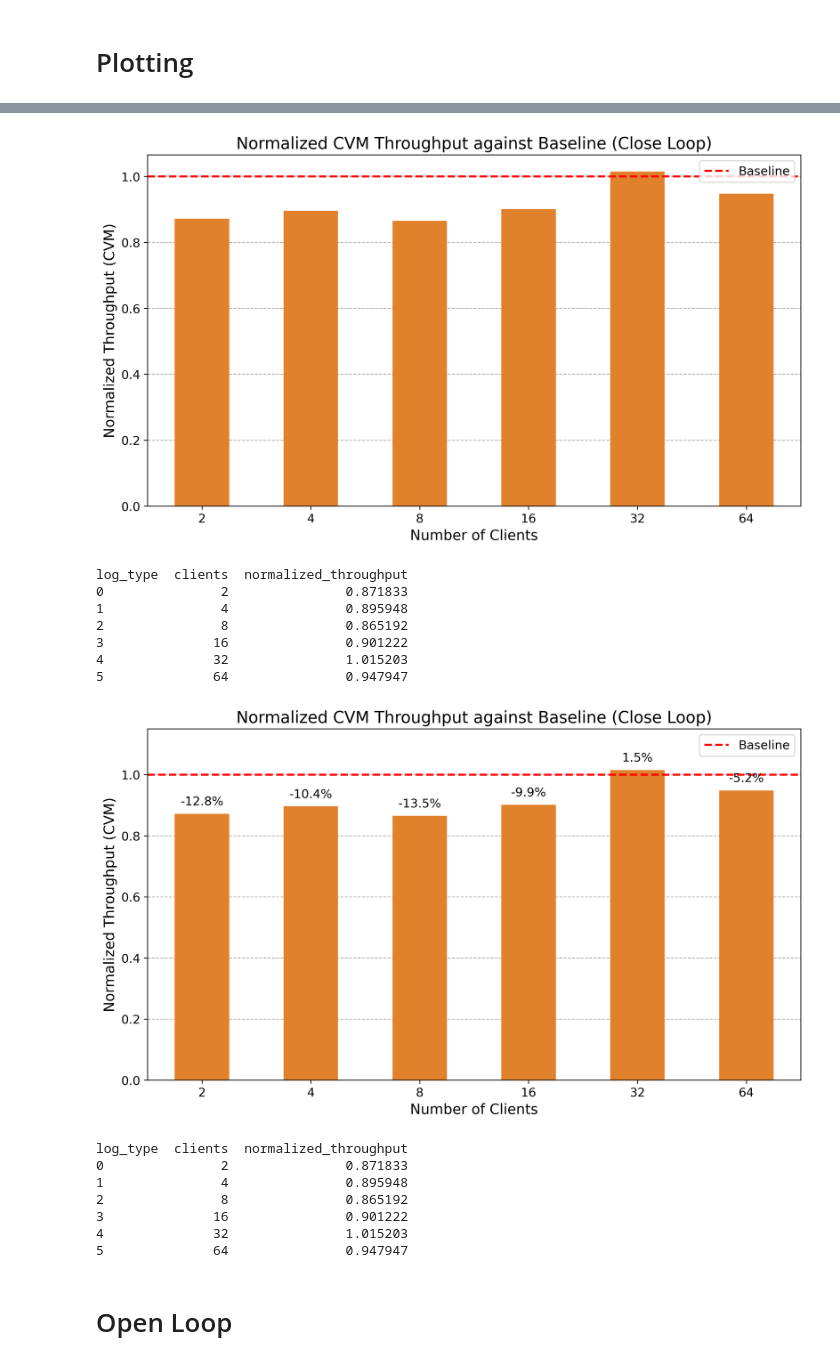
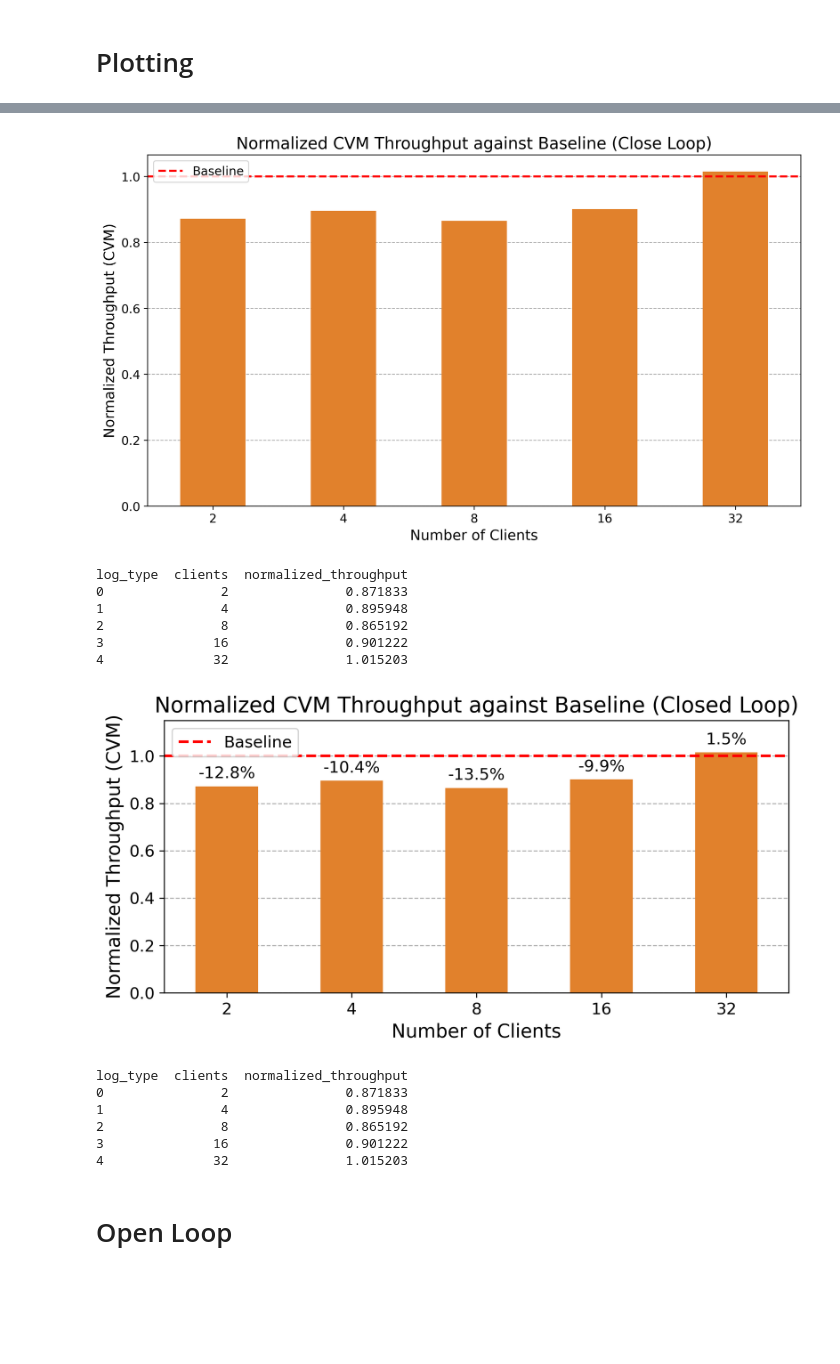
Before and after one commit to totoroyyb/cvm-net-perf, a Jupyter notebook: hires_analytic/main.ipynb, the cells around one changed output, grey strips where cells are left out. Drawn from its saved outputs; the diff is of its cells as text; code cells hidden in the pictures; blank space fills up the shorter version.

```diff
--- a/hires_analytic/main.ipynb
+++ b/hires_analytic/main.ipynb
@@ -19,7 +19,7 @@ plt.rcParams['axes.labelsize'] = 14  # X and Y labels size
 plt.rcParams['xtick.labelsize'] = 12  # X tick labels size
 plt.rcParams['ytick.labelsize'] = 12  # Y tick labels size
 plt.rcParams['legend.fontsize'] = 12  # Legend font size
-plt.rcParams['figure.titlesize'] = 18 # Figure title size (suptitle)
+plt.rcParams['figure.titlesize'] = 16 # Figure title size (suptitle)
 plt.rcParams['axes.axisbelow'] = True
 # %%
 echo_logs = pd.read_parquet('echo_logs.parquet')
@@ -47,7 +47,7 @@ None
 # Plotting
 # %%
 close_loop_logs = echo_logs[echo_logs['mode'] == "close"]
-close_loop_logs = close_loop_logs[close_loop_logs['clients'] < 128]
+close_loop_logs = close_loop_logs[close_loop_logs['clients'] < 64]
 close_loop_logs
 # %% [output]
 |  | log_type | filename | mode | clients | target_rate_client_hz | target_rate_total_hz | total_requests | ... |
@@ -208,14 +206,13 @@ plt.show()
 
 print(pivot_df[['clients', 'normalized_throughput']])
 # %% [output]
-[figure, old version]
+[figure, new version]
 log_type  clients  normalized_throughput
 0               2               0.871833
 1               4               0.895948
 2               8               0.865192
 3              16               0.901222
 4              32               1.015203
-5              64               0.947947
 # %%
 # Pivot the table to get baseline and cvm throughputs side-by-side for each client count
 pivot_df = close_loop_logs.pivot(index='clients', columns='log_type', values='throughput_rps')
@@ -233,7 +230,7 @@ else:
 pivot_df = pivot_df.reset_index()
 
 # Plotting the normalized throughput
-plt.figure(figsize=(10, 6))
+plt.figure(figsize=(7.5, 4))
 barplot = sns.barplot(data=pivot_df, x='clients', y='normalized_throughput', color=sns.color_palette()[1], width=0.5) # Use a single color
 
 # Add text annotations for slowdown percentage
@@ -242,42 +239,41 @@ for index, row in pivot_df.iterrows():
     normalized_throughput = row['normalized_throughput']
     # Calculate slowdown percentage
     slowdown_pct = -(1 - normalized_throughput) * 100
     # Position the text slightly above the bar
     # Find the corresponding bar patch to get its x coordinate
     # Note: This assumes the order of bars matches the order in pivot_df
     bar_x_center = barplot.patches[index].get_x() + barplot.patches[index].get_width() / 2
     plt.text(x=bar_x_center,
              y=normalized_throughput + 0.02, # Adjust vertical offset as needed
              s=f'{slowdown_pct:.1f}%', # Format slowdown percentage
              ha='center', # Horizontal alignment
              va='bottom', # Vertical alignment
              fontsize=12,
              color='black')
 
 
-plt.title('Normalized CVM Throughput against Baseline (Close Loop)')
+plt.title('Normalized CVM Throughput against Baseline (Closed Loop)')
 plt.xlabel('Number of Clients')
 plt.ylabel('Normalized Throughput (CVM)')
 plt.grid(True, axis='y', linestyle='--')
 plt.axhline(1, color='red', linestyle='--', linewidth=2, label='Baseline')
 plt.legend()
 
 # Adjust y-axis limits to give more space for annotations
 plt.ylim(bottom=0, top=1.15)
 
 plt.tight_layout()
 plt.show()
 
 print(pivot_df[['clients', 'normalized_throughput']])
 # %% [output]
-[figure, old version]
+[figure, new version]
 log_type  clients  normalized_throughput
 0               2               0.871833
 1               4               0.895948
 2               8               0.865192
 3              16               0.901222
 4              32               1.015203
-5              64               0.947947
 # %% [markdown]
 # Open Loop
 # %%
```
Also changed, not shown: parts of 8 cells of this notebook, 4 other files.
